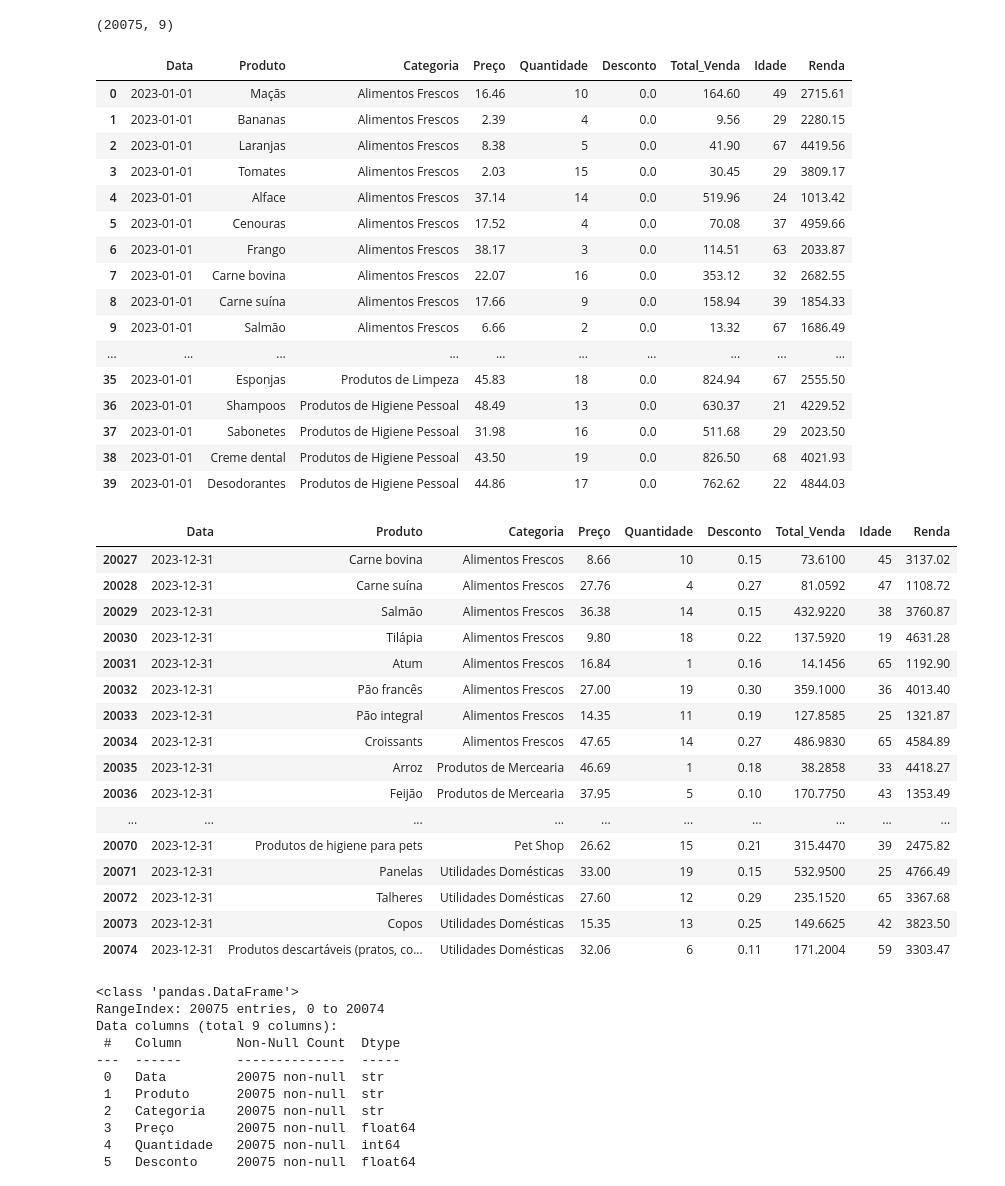
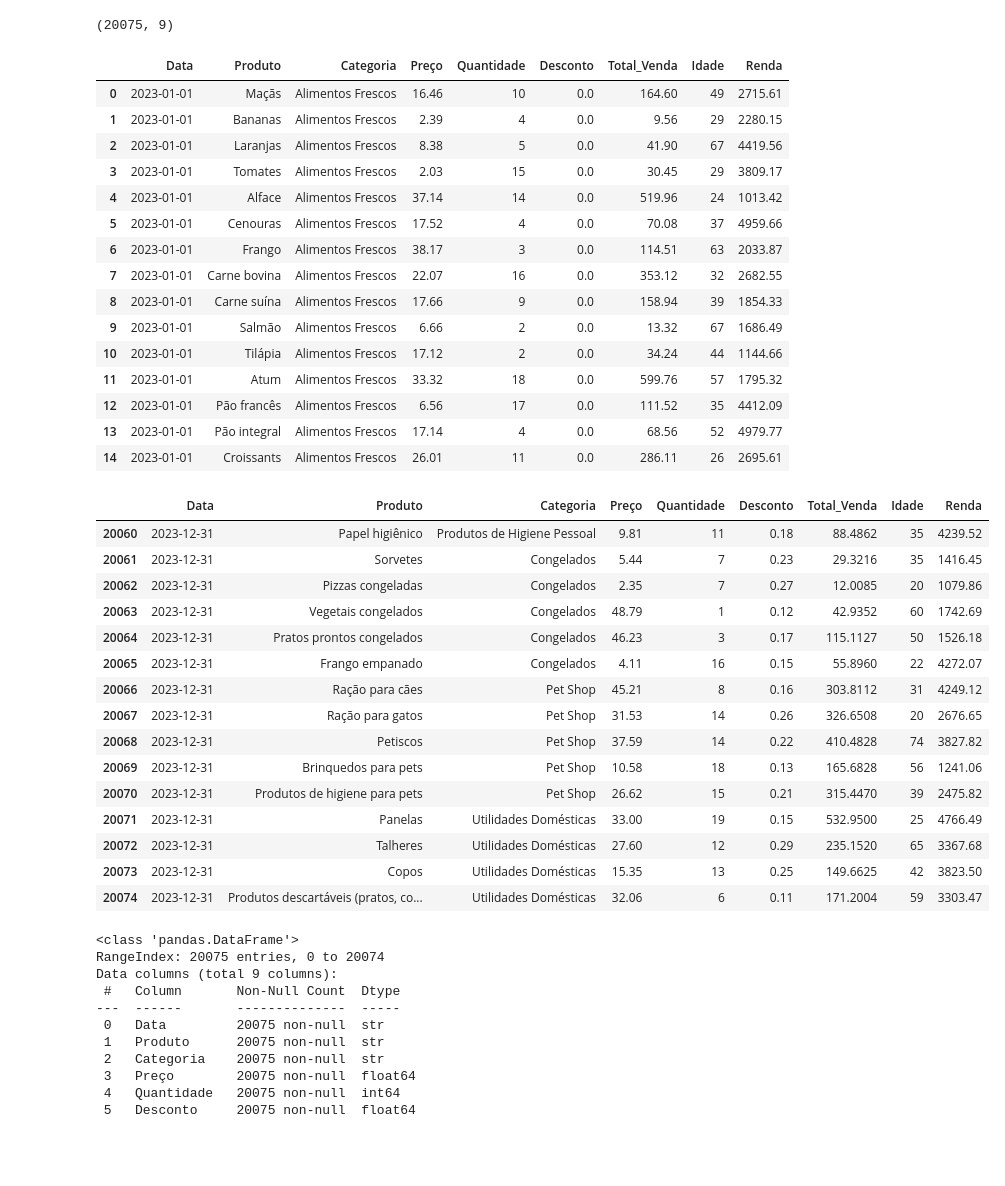
Before and after one commit to Danibisinoto/Repositorio_PROJETO_FINAL_Analise_Exploratoria_de_Dados, a Jupyter notebook: PROJETO.IPYNB, the cells around one changed output. Cells and saved outputs as stored; diff of their text form; code cells hidden in the pictures; blank space fills up the shorter version.

```diff
--- a/PROJETO.IPYNB
+++ b/PROJETO.IPYNB
@@ -21,9 +21,9 @@ df.shape
 # %% [output]
 (20075, 9)
 # %%
-#lendo as primeiras 48 linhas do df
+#lendo as primeiras 15 linhas do df
 
-df.head(40)
+df.head(15)
 # %% [output]
 |  | Data | Produto | Categoria | Preço | Quantidade | Desconto | Total_Venda | Idade | Renda |
 | 0 | 2023-01-01 | Maçãs | Alimentos Frescos | 16.46 | 10 | 0.0 | 164.60 | 49 | 2715.61 |
@@ -36,29 +36,27 @@ df.head(40)
 | 7 | 2023-01-01 | Carne bovina | Alimentos Frescos | 22.07 | 16 | 0.0 | 353.12 | 32 | 2682.55 |
 | 8 | 2023-01-01 | Carne suína | Alimentos Frescos | 17.66 | 9 | 0.0 | 158.94 | 39 | 1854.33 |
 | 9 | 2023-01-01 | Salmão | Alimentos Frescos | 6.66 | 2 | 0.0 | 13.32 | 67 | 1686.49 |
-| ... | ... | ... | ... | ... | ... | ... | ... | ... | ... |
-| 35 | 2023-01-01 | Esponjas | Produtos de Limpeza | 45.83 | 18 | 0.0 | 824.94 | 67 | 2555.50 |
-| 36 | 2023-01-01 | Shampoos | Produtos de Higiene Pessoal | 48.49 | 13 | 0.0 | 630.37 | 21 | 4229.52 |
-| 37 | 2023-01-01 | Sabonetes | Produtos de Higiene Pessoal | 31.98 | 16 | 0.0 | 511.68 | 29 | 2023.50 |
-| 38 | 2023-01-01 | Creme dental | Produtos de Higiene Pessoal | 43.50 | 19 | 0.0 | 826.50 | 68 | 4021.93 |
-| 39 | 2023-01-01 | Desodorantes | Produtos de Higiene Pessoal | 44.86 | 17 | 0.0 | 762.62 | 22 | 4844.03 |
+| 10 | 2023-01-01 | Tilápia | Alimentos Frescos | 17.12 | 2 | 0.0 | 34.24 | 44 | 1144.66 |
+| 11 | 2023-01-01 | Atum | Alimentos Frescos | 33.32 | 18 | 0.0 | 599.76 | 57 | 1795.32 |
+| 12 | 2023-01-01 | Pão francês | Alimentos Frescos | 6.56 | 17 | 0.0 | 111.52 | 35 | 4412.09 |
+| 13 | 2023-01-01 | Pão integral | Alimentos Frescos | 17.14 | 4 | 0.0 | 68.56 | 52 | 4979.77 |
+| 14 | 2023-01-01 | Croissants | Alimentos Frescos | 26.01 | 11 | 0.0 | 286.11 | 26 | 2695.61 |
 # %%
-#lendo as 48 ultimas linhas do df
+#lendo as 15 ultimas linhas do df
 
-df.tail(48)
+df.tail(15)
 # %% [output]
 |  | Data | Produto | Categoria | Preço | Quantidade | Desconto | Total_Venda | Idade | Renda |
-| 20027 | 2023-12-31 | Carne bovina | Alimentos Frescos | 8.66 | 10 | 0.15 | 73.6100 | 45 | 3137.02 |
-| 20028 | 2023-12-31 | Carne suína | Alimentos Frescos | 27.76 | 4 | 0.27 | 81.0592 | 47 | 1108.72 |
-| 20029 | 2023-12-31 | Salmão | Alimentos Frescos | 36.38 | 14 | 0.15 | 432.9220 | 38 | 3760.87 |
-| 20030 | 2023-12-31 | Tilápia | Alimentos Frescos | 9.80 | 18 | 0.22 | 137.5920 | 19 | 4631.28 |
-| 20031 | 2023-12-31 | Atum | Alimentos Frescos | 16.84 | 1 | 0.16 | 14.1456 | 65 | 1192.90 |
-| 20032 | 2023-12-31 | Pão francês | Alimentos Frescos | 27.00 | 19 | 0.30 | 359.1000 | 36 | 4013.40 |
-| 20033 | 2023-12-31 | Pão integral | Alimentos Frescos | 14.35 | 11 | 0.19 | 127.8585 | 25 | 1321.87 |
-| 20034 | 2023-12-31 | Croissants | Alimentos Frescos | 47.65 | 14 | 0.27 | 486.9830 | 65 | 4584.89 |
-| 20035 | 2023-12-31 | Arroz | Produtos de Mercearia | 46.69 | 1 | 0.18 | 38.2858 | 33 | 4418.27 |
-| 20036 | 2023-12-31 | Feijão | Produtos de Mercearia | 37.95 | 5 | 0.10 | 170.7750 | 43 | 1353.49 |
-| ... | ... | ... | ... | ... | ... | ... | ... | ... | ... |
+| 20060 | 2023-12-31 | Papel higiênico | Produtos de Higiene Pessoal | 9.81 | 11 | 0.18 | 88.4862 | 35 | 4239.52 |
+| 20061 | 2023-12-31 | Sorvetes | Congelados | 5.44 | 7 | 0.23 | 29.3216 | 35 | 1416.45 |
+| 20062 | 2023-12-31 | Pizzas congeladas | Congelados | 2.35 | 7 | 0.27 | 12.0085 | 20 | 1079.86 |
+| 20063 | 2023-12-31 | Vegetais congelados | Congelados | 48.79 | 1 | 0.12 | 42.9352 | 60 | 1742.69 |
+| 20064 | 2023-12-31 | Pratos prontos congelados | Congelados | 46.23 | 3 | 0.17 | 115.1127 | 50 | 1526.18 |
+| 20065 | 2023-12-31 | Frango empanado | Congelados | 4.11 | 16 | 0.15 | 55.8960 | 22 | 4272.07 |
+| 20066 | 2023-12-31 | Ração para cães | Pet Shop | 45.21 | 8 | 0.16 | 303.8112 | 31 | 4249.12 |
+| 20067 | 2023-12-31 | Ração para gatos | Pet Shop | 31.53 | 14 | 0.26 | 326.6508 | 20 | 2676.65 |
+| 20068 | 2023-12-31 | Petiscos | Pet Shop | 37.59 | 14 | 0.22 | 410.4828 | 74 | 3827.82 |
+| 20069 | 2023-12-31 | Brinquedos para pets | Pet Shop | 10.58 | 18 | 0.13 | 165.6828 | 56 | 1241.06 |
 | 20070 | 2023-12-31 | Produtos de higiene para pets | Pet Shop | 26.62 | 15 | 0.21 | 315.4470 | 39 | 2475.82 |
 | 20071 | 2023-12-31 | Panelas | Utilidades Domésticas | 33.00 | 19 | 0.15 | 532.9500 | 25 | 4766.49 |
 | 20072 | 2023-12-31 | Talheres | Utilidades Domésticas | 27.60 | 12 | 0.29 | 235.1520 | 65 | 3367.68 |
```
Also changed, not shown: parts of 8 cells of this notebook.
